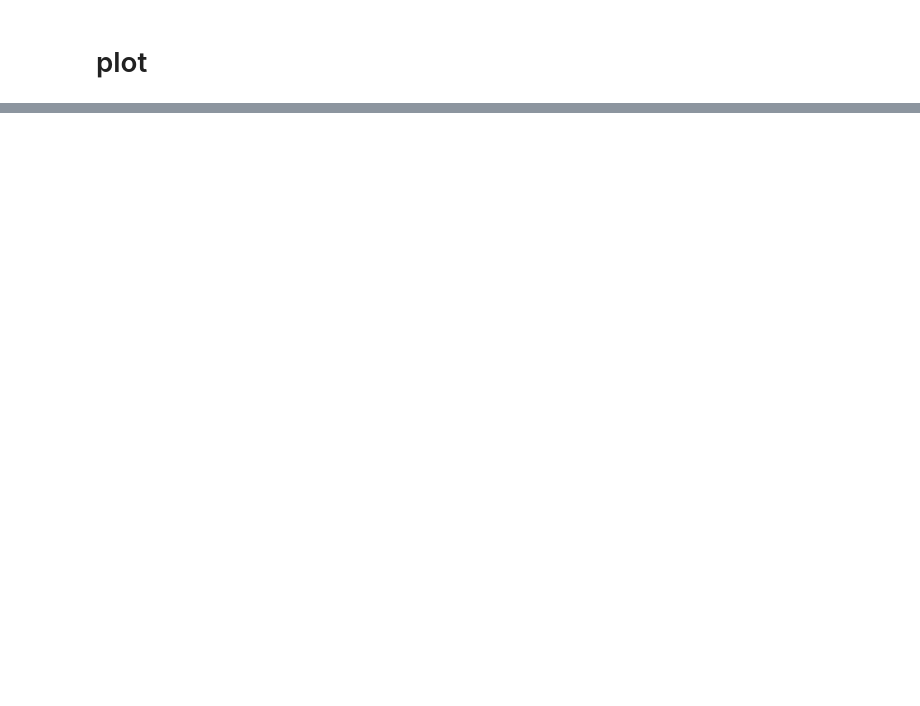
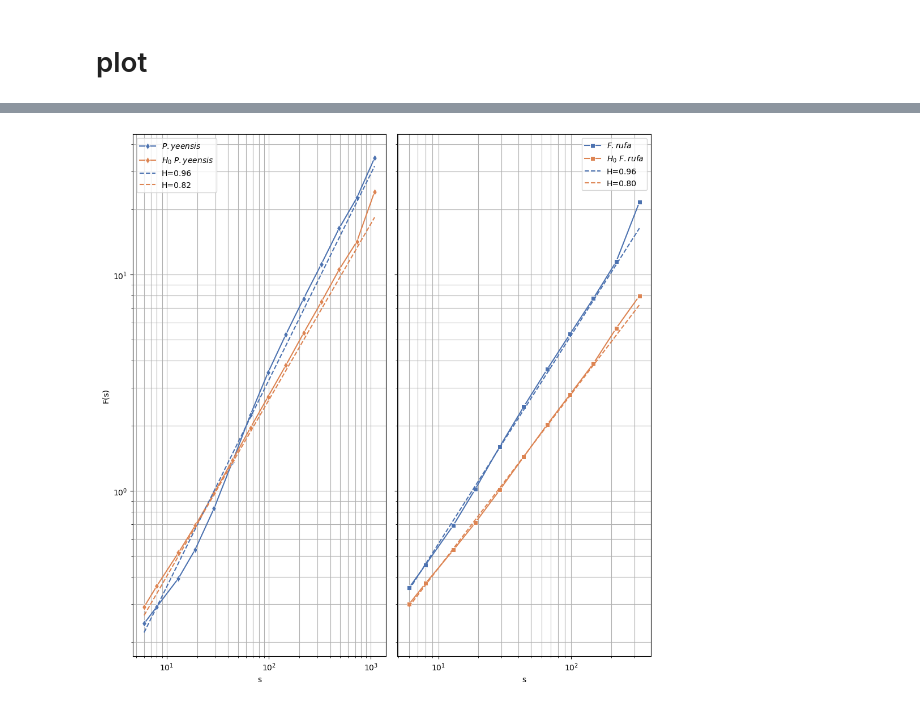
Before and after one commit to Shamaich1337/NMOT, a Jupyter notebook: notebooks/dfa_estimation_emirical_data.ipynb, the cells around one changed output, grey strips where cells are left out. Cells and saved outputs as stored; diff of their text form; code cells hidden in the pictures; blank space fills up the shorter version.

Commit message:
feat: calc ff for null synth

```diff
--- a/notebooks/dfa_estimation_emirical_data.ipynb
+++ b/notebooks/dfa_estimation_emirical_data.ipynb
@@ -152,5 +158,5 @@ for path in pbar:
 
     pyeensis_dict[path.name]=results
 
-with open('../data/artifacts/pyeensis_lk_long_ff_dict.pkl', 'wb') as f:
+with open('../data/artifacts/ff/pyeensis_lk_long_ff_dict.pkl', 'wb') as f:
     pickle.dump(pyeensis_dict, f)
@@ -185,5 +193,5 @@ for path in pbar:
 
     frufa_dict[path.name]=results
 
-with open('../data/artifacts/frufa_lk_long_ff_dict.pkl', 'wb') as f:
+with open('../data/artifacts/ff/frufa_lk_long_ff_dict.pkl', 'wb') as f:
     pickle.dump(frufa_dict, f)
@@ -213,11 +312,17 @@ frufa_long_df = frufa_long_df[frufa_long_df.F_s>1e-4]
 # %%
+linreg_pyeensis = linregress(np.log10(pyeensis_long_df.s_value), np.log10(pyeensis_long_df.F_s))
+linreg_pyeensis_synth = linregress(np.log10(pyeensis_synth_long_df.s_value), np.log10(pyeensis_synth_long_df.F_s))
+linreg_frufa = linregress(np.log10(frufa_long_df.s_value), np.log10(frufa_long_df.F_s))
+linreg_frufa_synth = linregress(np.log10(frufa_synth_long_df.s_value), np.log10(frufa_synth_long_df.F_s))
 
-linreg_pyeensis = linregress(np.log10(pyeensis_long_df.s_value), np.log10(pyeensis_long_df.F_s))
-linreg_frufa = linregress(np.log10(frufa_long_df.s_value), np.log10(frufa_long_df.F_s))
 frufa_s_values = frufa_long_df.s_value.unique()
 pyeensis_s_values = pyeensis_long_df.s_value.unique()
+
 frufa_line = 10**(linreg_frufa.slope * np.log10(frufa_s_values) + linreg_frufa.intercept)
 pyeensis_line = 10**(linreg_pyeensis.slope * np.log10(pyeensis_s_values) + linreg_pyeensis.intercept)
+
+frufa_synth_line = 10**(linreg_frufa_synth.slope * np.log10(frufa_s_values) + linreg_frufa_synth.intercept)
+pyeensis_synth_line = 10**(linreg_pyeensis_synth.slope * np.log10(pyeensis_s_values) + linreg_pyeensis_synth.intercept)
 # %%
 # fig, ax = plt.subplots()
 # fig.set_size_inches((10, 10))
@@ -233,6 +338,12 @@ pyeensis_line = 10**(linreg_pyeensis.slope * np.log10(pyeensis_s_values) + linre
 pyeensis_long_df_agg = pyeensis_long_df.groupby('s_value').agg(['median', 'mean'])
 pyeensis_long_df_agg = pyeensis_long_df_agg.droplevel(level=0, axis=1).reset_index()
 
+pyeensis_synth_long_df_agg = pyeensis_synth_long_df.groupby('s_value').agg(['median', 'mean'])
+pyeensis_synth_long_df_agg = pyeensis_synth_long_df_agg.droplevel(level=0, axis=1).reset_index()
+
 frufa_long_df_agg = frufa_long_df.groupby('s_value').agg(['median', 'mean'])
 frufa_long_df_agg = frufa_long_df_agg.droplevel(level=0, axis=1).reset_index()
+
+frufa_synth_long_df_agg = frufa_synth_long_df.groupby('s_value').agg(['median', 'mean'])
+frufa_synth_long_df_agg = frufa_synth_long_df_agg.droplevel(level=0, axis=1).reset_index()
 # %%
@@ -270,3 +390,55 @@ plt.show()
+# %%
+palette = sns.color_palette("deep", 2)
+
+fig, ax = plt.subplots(figsize=(10, 10), ncols=2, sharey=True)
+
+# Left: P. yeensis
+sns.lineplot(data=pyeensis_long_df_agg, x='s_value', y='median',
+             label=r'$\it{P.yeensis}$', marker='d', ax=ax[0], color=palette[0])
+sns.lineplot(data=pyeensis_synth_long_df_agg, x='s_value', y='median',
+             label=r'$H_0$ $\it{P.yeensis}$', marker='d', ax=ax[0], color=palette[1])
+
+ax[0].plot(pyeensis_s_values, pyeensis_line,
+           label=f'H={linreg_pyeensis.slope:.2f}',
+           color=palette[0], linestyle='--')
+
+ax[0].plot(pyeensis_s_values, pyeensis_synth_line,
+           label=f'H={linreg_pyeensis_synth.slope:.2f}',
+           color=palette[1], linestyle='--')
+
+ax[0].set_xlabel('s')
+ax[0].set_ylabel('F(s)')
+ax[0].set_xscale('log')
+ax[0].set_yscale('log')
+ax[0].grid(which='both')
+ax[0].legend()
+
+# Right: F. rufa
+sns.lineplot(data=frufa_long_df_agg, x='s_value', y='median',
+             label=r'$\it{F.rufa}$', marker='s', ax=ax[1], color=palette[0])
+sns.lineplot(data=frufa_synth_long_df_agg, x='s_value', y='median',
+             label=r'$H_0$ $\it{F.rufa}$', marker='s', ax=ax[1], color=palette[1])
+
+ax[1].plot(frufa_s_values, frufa_line,
+           label=f'H={linreg_frufa.slope:.2f}',
+           color=palette[0], linestyle='--')
+
+ax[1].plot(frufa_s_values, frufa_synth_line,
+           label=f'H={linreg_frufa_synth.slope:.2f}',
+           color=palette[1], linestyle='--')
+
+ax[1].set_xlabel('s')
+ax[1].set_ylabel('F(s)')
+ax[1].set_xscale('log')
+ax[1].set_yscale('log')
+ax[1].grid(which='both')
+ax[1].legend()
+
+plt.tight_layout()
+plt.savefig('../data/artifacts/ff/ff_real_n_synth_species.png')
+plt.show()
+# %% [output]
+[figure, added]
 # %%
 # pyeensis_ff_params_median, _ = analyse_cross_ff_linregress(pyeensis_long_df_agg['median'].values, pyeensis_long_df_agg['s_value'].values)
 # frufa_ff_params_median, _ = analyse_zero_cross_ff(frufa_long_df_agg['median'].values, frufa_long_df_agg['s_value'].values)
```
Also changed, not shown: parts of 14 cells of this notebook, 4 other files.
